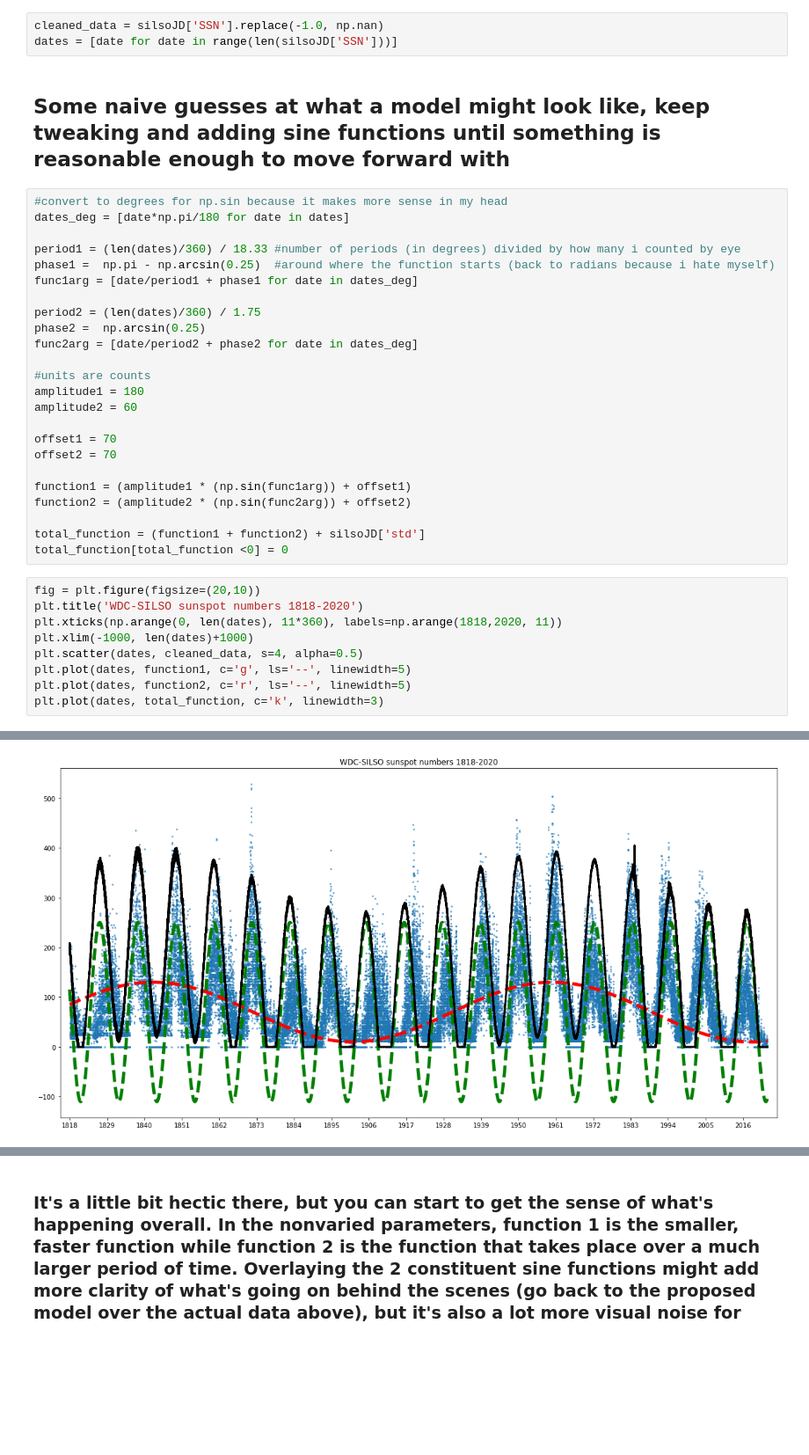
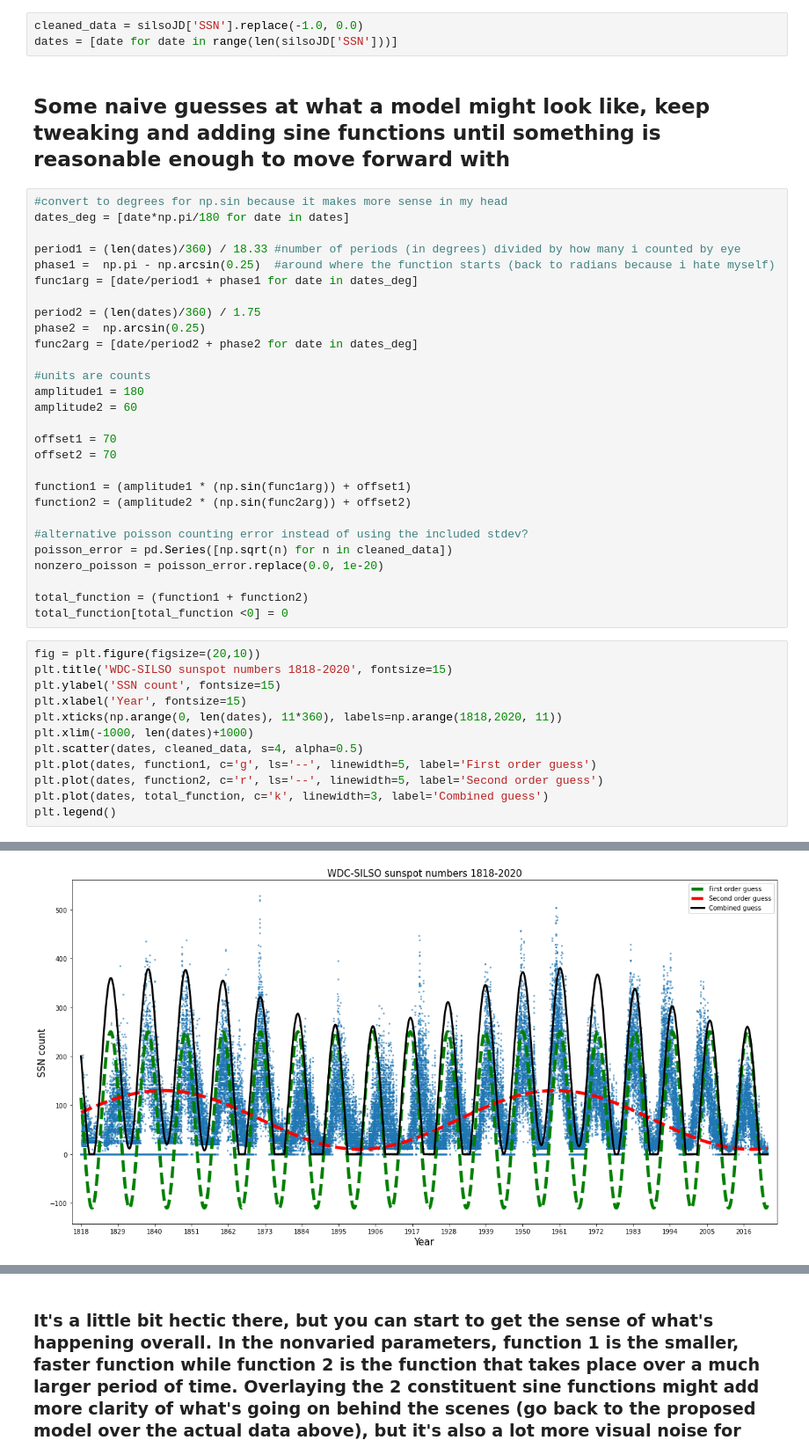
Before and after one commit to christandoi/ast596fds-final, a Jupyter notebook: chris_notebook.ipynb, the cells around one changed output, grey strips where cells are left out. Shown at 88% size. Cells and saved outputs as stored; diff of their text form; blank space fills up the shorter version.

```diff
--- a/chris_notebook.ipynb
+++ b/chris_notebook.ipynb
@@ -39,7 +39,7 @@ plt.scatter(range(len(silsoJD['SSN'])), silsoJD['SSN'], s=4)
 # %% [markdown]
 ## Take care of that note and clean it up, doesn't really make much of a difference but we'll be thorough anyway
 # %%
-cleaned_data = silsoJD['SSN'].replace(-1.0, np.nan)
+cleaned_data = silsoJD['SSN'].replace(-1.0, 0.0)
 dates = [date for date in range(len(silsoJD['SSN']))]
 # %% [markdown]
 ## Some naive guesses at what a model might look like, keep tweaking and adding sine functions until something is reasonable enough to move forward with
@@ -65,15 +65,22 @@ offset2 = 70
 function1 = (amplitude1 * (np.sin(func1arg)) + offset1)
 function2 = (amplitude2 * (np.sin(func2arg)) + offset2)
 
-total_function = (function1 + function2) + silsoJD['std']
+#alternative poisson counting error instead of using the included stdev?
+poisson_error = pd.Series([np.sqrt(n) for n in cleaned_data])
+nonzero_poisson = poisson_error.replace(0.0, 1e-20)
+
+total_function = (function1 + function2)
 total_function[total_function <0] = 0
 # %%
 fig = plt.figure(figsize=(20,10))
-plt.title('WDC-SILSO sunspot numbers 1818-2020')
+plt.title('WDC-SILSO sunspot numbers 1818-2020', fontsize=15)
+plt.ylabel('SSN count', fontsize=15)
+plt.xlabel('Year', fontsize=15)
 plt.xticks(np.arange(0, len(dates), 11*360), labels=np.arange(1818,2020, 11))
 plt.xlim(-1000, len(dates)+1000)
 plt.scatter(dates, cleaned_data, s=4, alpha=0.5)
-plt.plot(dates, function1, c='g', ls='--', linewidth=5)
-plt.plot(dates, function2, c='r', ls='--', linewidth=5)
-plt.plot(dates, total_function, c='k', linewidth=3)
+plt.plot(dates, function1, c='g', ls='--', linewidth=5, label='First order guess')
+plt.plot(dates, function2, c='r', ls='--', linewidth=5, label='Second order guess')
+plt.plot(dates, total_function, c='k', linewidth=3, label='Combined guess')
+plt.legend()
 # %% [output]
@@ -81 +88 @@ plt.plot(dates, total_function, c='k', linewidth=3)
-[figure, old version]
+[figure, new version]
```
Also changed, not shown: parts of 25 cells of this notebook.
